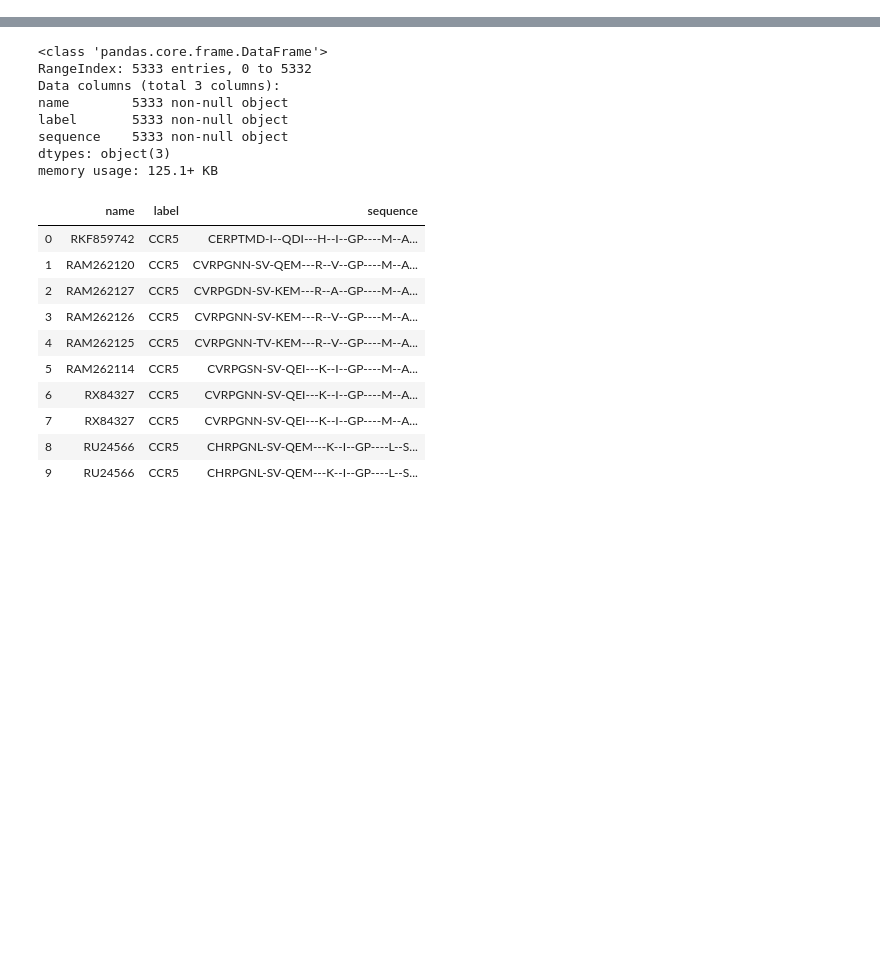
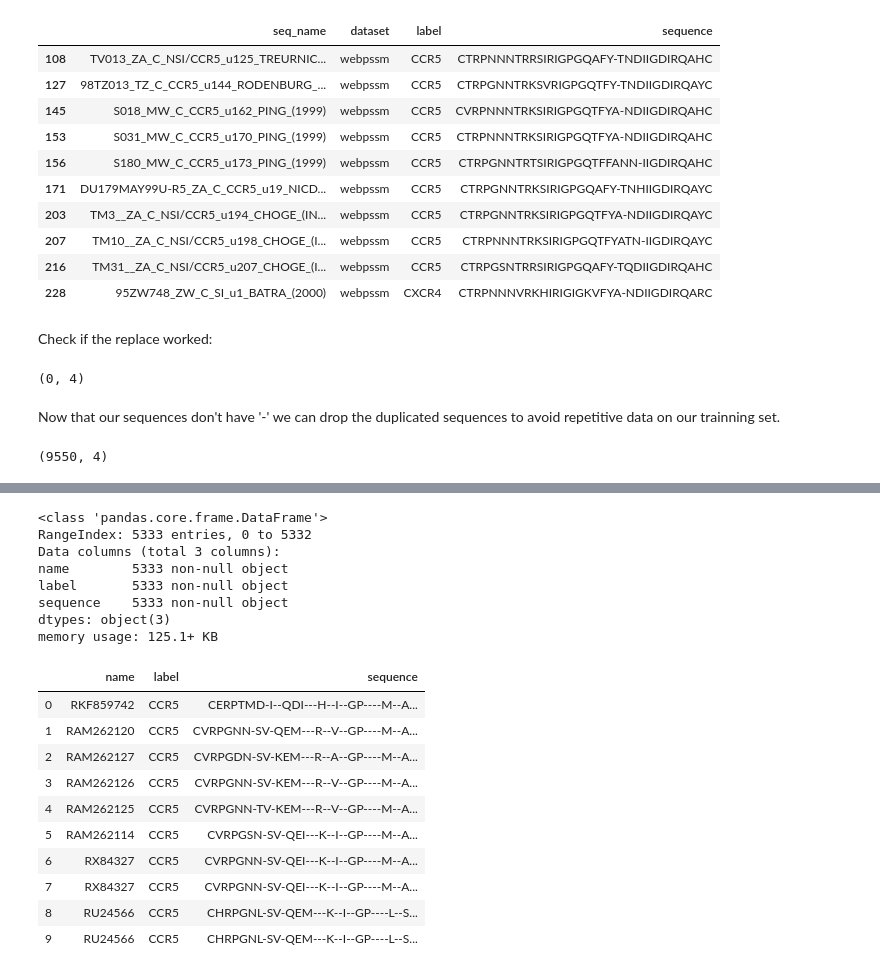
Before and after one commit to GabrielSGoncalves/DeepTropism, a Jupyter notebook: DeepTropism_study.ipynb, the cells around one changed output, grey strips where cells are left out. Saved outputs shown, nothing was run; the diff lists cells and outputs as text; code cells hidden in the pictures; blank space fills up the shorter version.

```diff
--- a/DeepTropism_study.ipynb
+++ b/DeepTropism_study.ipynb
@@ -26,0 +182,14 @@ newdb_all_hxb2_aligned_2.fasta
+# %%
+df_datasets[df_datasets.sequence.str.contains('-')].head(10)
+# %% [output]
+|  | seq_name | dataset | label | sequence |
+| 108 | TV013_ZA_C_NSI/CCR5_u125_TREURNIC... | webpssm | CCR5 | CTRPNNNTRRSIRIGPGQAFY-TNDIIGDIRQAHC |
+| 127 | 98TZ013_TZ_C_CCR5_u144_RODENBURG_... | webpssm | CCR5 | CTRPGNNTRKSVRIGPGQTFY-TNDIIGDIRQAYC |
+| 145 | S018_MW_C_CCR5_u162_PING_(1999) | webpssm | CCR5 | CVRPNNNTRKSIRIGPGQTFYA-NDIIGDIRQAHC |
+| 153 | S031_MW_C_CCR5_u170_PING_(1999) | webpssm | CCR5 | CTRPNNNTRKSIRIGPGQTFYA-NDIIGDIRQAHC |
+| 156 | S180_MW_C_CCR5_u173_PING_(1999) | webpssm | CCR5 | CTRPGNNTRTSIRIGPGQTFFANN-IIGDIRQAHC |
+| 171 | DU179MAY99U-R5_ZA_C_CCR5_u19_NICD... | webpssm | CCR5 | CTRPGNNTRKSIRIGPGQAFY-TNHIIGDIRQAYC |
+| 203 | TM3__ZA_C_NSI/CCR5_u194_CHOGE_(IN... | webpssm | CCR5 | CTRPGNNTRKSIRIGPGQTFYA-NDIIGDIRQAYC |
+| 207 | TM10__ZA_C_NSI/CCR5_u198_CHOGE_(I... | webpssm | CCR5 | CTRPNNNTRKSIRIGPGQTFYATN-IIGDIRQAYC |
+| 216 | TM31__ZA_C_NSI/CCR5_u207_CHOGE_(I... | webpssm | CCR5 | CTRPGSNTRRSIRIGPGQAFY-TQDIIGDIRQAHC |
+| 228 | 95ZW748_ZW_C_SI_u1_BATRA_(2000) | webpssm | CXCR4 | CTRPNNNVRKHIRIGIGKVFYA-NDIIGDIRQARC |
@@ -26,0 +198,12 @@ newdb_all_hxb2_aligned_2.fasta
+# %% [markdown]
+Check if the replace worked:
+# %%
+df_datasets[df_datasets.sequence.str.contains('-')].shape
+# %% [output]
+(0, 4)
+# %% [markdown]
+Now that our sequences don't have '-' we can drop the duplicated sequences to avoid repetitive data on our trainning set.
+# %%
+df_datasets.shape
+# %% [output]
+(9550, 4)
```
Also changed, not shown: parts of 33 cells of this notebook, 21 other files.
